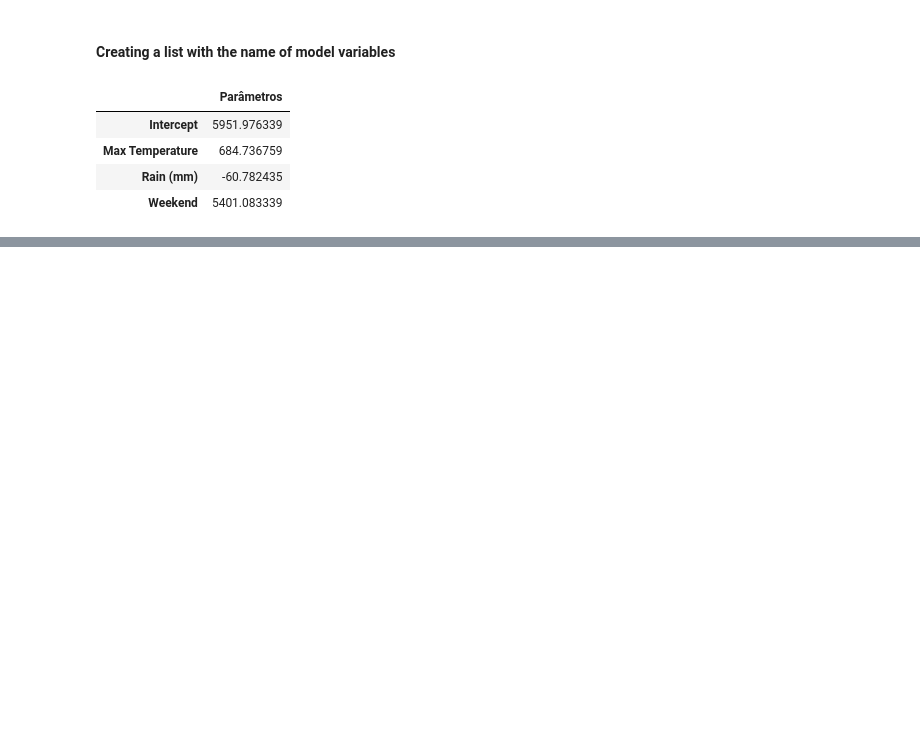
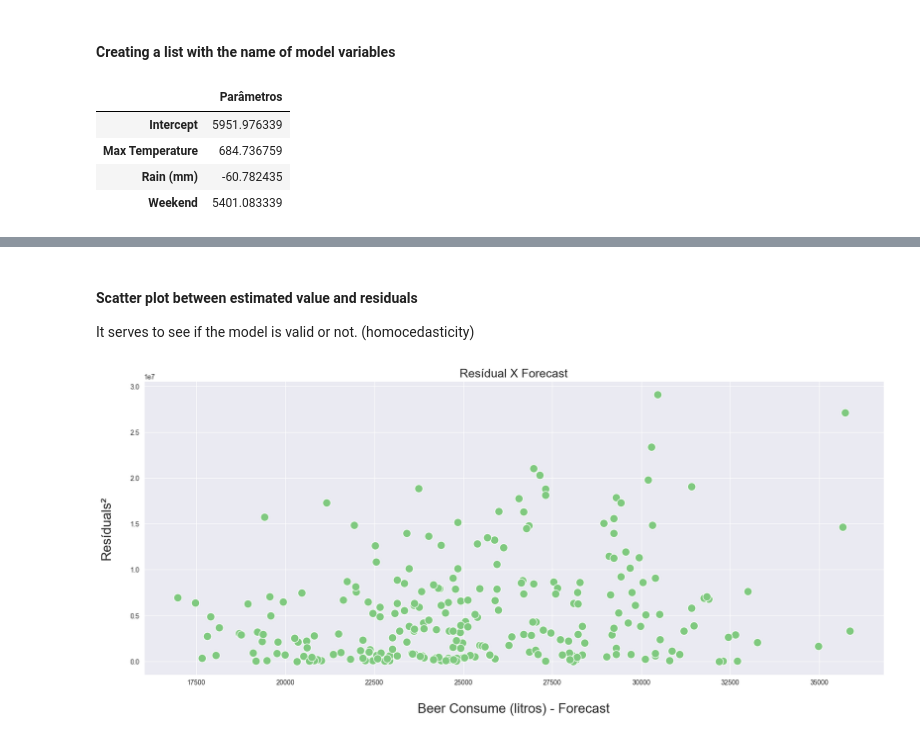
Before and after one commit to Mota-Scientist/Statistics-Tutorials, a Jupyter notebook: Linear Regression/linear_regression.ipynb, the cells around one changed output, grey strips where cells are left out. Drawn from its saved outputs; the diff is of its cells as text; code cells hidden in the pictures; blank space fills up the shorter version.

```diff
--- a/Linear Regression/linear_regression.ipynb
+++ b/Linear Regression/linear_regression.ipynb
@@ -416,0 +432,19 @@ pd.DataFrame(data = np.append(model.intercept_,model.coef_),
+# %%
+residual = y_train - y_train_predicted
+# %% [markdown]
+#### Scatter plot between estimated value and residuals
+
+It serves to see if the model is valid or not. (homocedasticity)
+# %%
+ax = sns.scatterplot(x=y_train_predicted,y=residual**2,s = 150)
+
+# s - Aumenta as bolinhas
+
+ax.figure.set_size_inches(20,8)
+ax.set_title('Resídual X Forecast', fontsize = 18)
+ax.set_xlabel('\nBeer Consume (litros) - Forecast',fontsize = 20)
+ax.set_ylabel('Resíduals²\n',fontsize = 20)
+
+plt.show()
+# %% [output]
+[figure, added]
```
Also changed, not shown: parts of 21 cells of this notebook.
